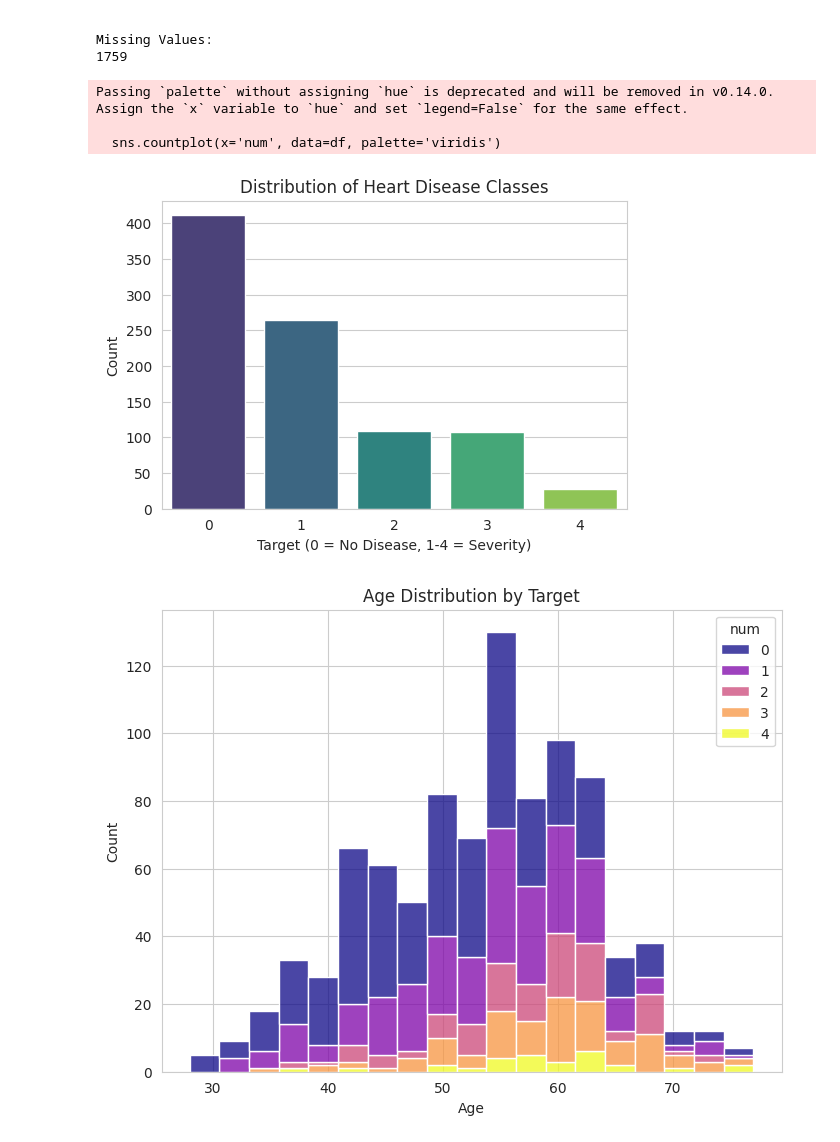
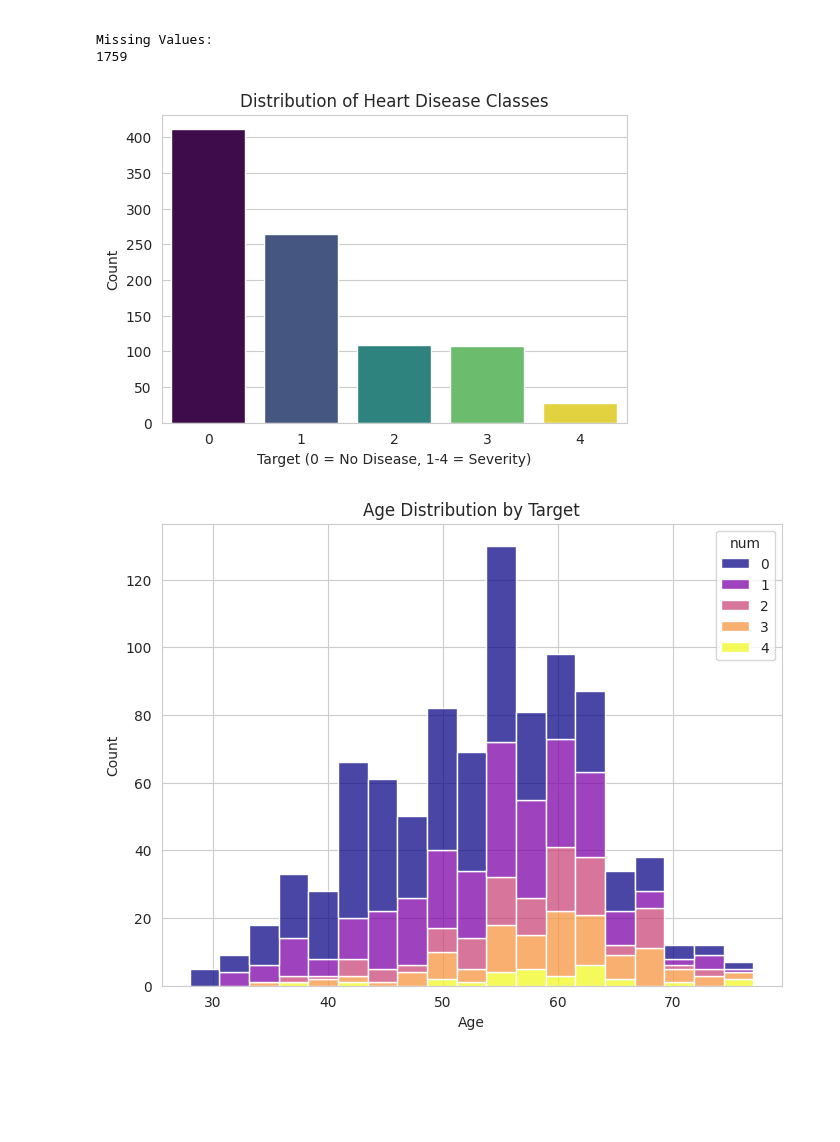
Before and after one commit to Md-Ubaid/Heart_Disease_Prediction_Classification, a Jupyter notebook: Healthcare_Building_a_Life_Saving_Heart_Disease_Predictor.ipynb, the cells around one changed output. Drawn from its saved outputs; the diff is of its cells as text; code cells hidden in the pictures; blank space fills up the shorter version.

```diff
--- a/Healthcare_Building_a_Life_Saving_Heart_Disease_Predictor.ipynb
+++ b/Healthcare_Building_a_Life_Saving_Heart_Disease_Predictor.ipynb
@@ -74,19 +74,16 @@ Missing Values:
 # %%
 ## Step 3: Exploratory Data Analysis (EDA)
 
 
 # Target distribution (multi-class)
 plt.figure(figsize=(6, 4))
-sns.countplot(x='num', data=df, palette='viridis')
+sns.countplot(x='num', data=df, hue='num', palette='viridis', legend=False)
 plt.title('Distribution of Heart Disease Classes')
 plt.xlabel('Target (0 = No Disease, 1-4 = Severity)')
 plt.ylabel('Count')
 plt.show()
 # %% [output]
-Passing `palette` without assigning `hue` is deprecated and will be removed in v0.14.0. Assign the `x` variable to `hue` and set `legend=False` for the same effect.
-
-  sns.countplot(x='num', data=df, palette='viridis')
-[figure, old version]
+[figure, new version]
 # %%
 # Age distribution by target
 plt.figure(figsize=(8, 6))
```
